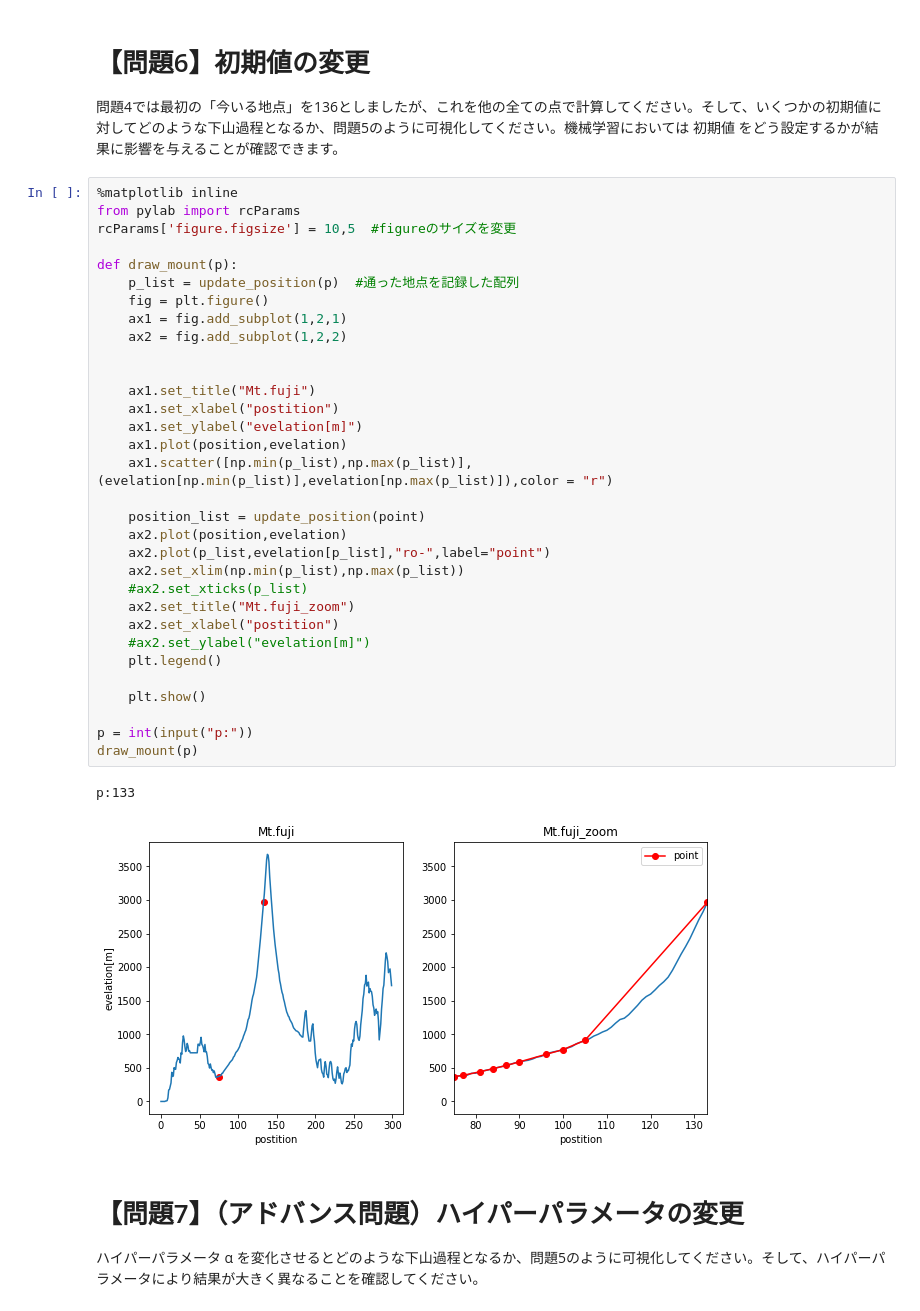
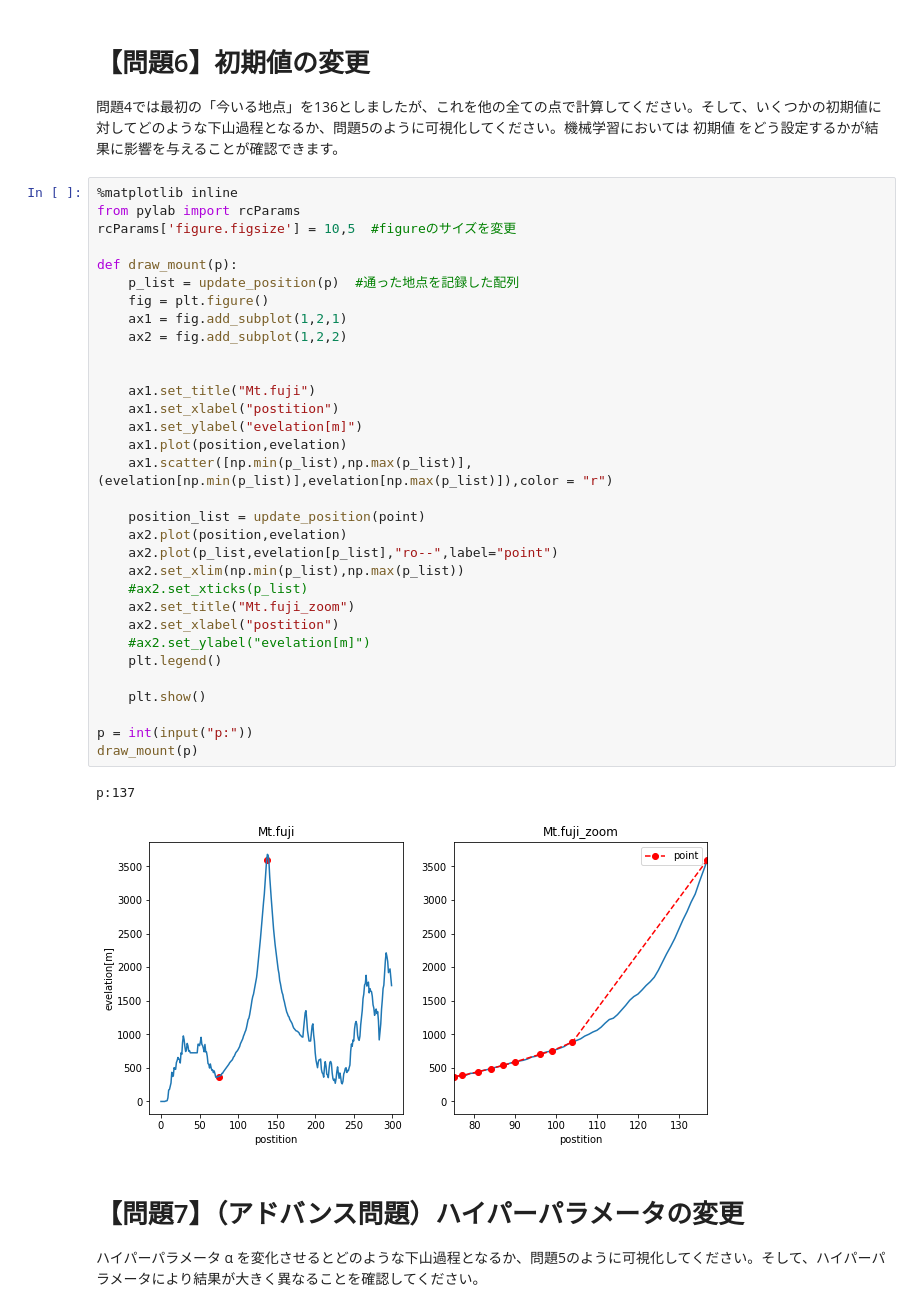
Before and after one commit to Go-to-Ray/diveintocode-ml-1, a Jupyter notebook: week2/week2_class2.ipynb, the cells around one changed output. Drawn from its saved outputs; the diff is of its cells as text.

```diff
--- a/week2/week2_class2.ipynb
+++ b/week2/week2_class2.ipynb
@@ -152,36 +149,36 @@ plt.show()
 from pylab import rcParams
 rcParams['figure.figsize'] = 10,5  #figureのサイズを変更
 
 def draw_mount(p):
     p_list = update_position(p)  #通った地点を記録した配列
     fig = plt.figure()
     ax1 = fig.add_subplot(1,2,1)
     ax2 = fig.add_subplot(1,2,2)
 
 
     ax1.set_title("Mt.fuji")
     ax1.set_xlabel("postition")
     ax1.set_ylabel("evelation[m]")
     ax1.plot(position,evelation)
     ax1.scatter([np.min(p_list),np.max(p_list)],(evelation[np.min(p_list)],evelation[np.max(p_list)]),color = "r")
 
     position_list = update_position(point)
     ax2.plot(position,evelation)
-    ax2.plot(p_list,evelation[p_list],"ro-",label="point")
+    ax2.plot(p_list,evelation[p_list],"ro--",label="point")
     ax2.set_xlim(np.min(p_list),np.max(p_list))
     #ax2.set_xticks(p_list)
     ax2.set_title("Mt.fuji_zoom")
     ax2.set_xlabel("postition")
     #ax2.set_ylabel("evelation[m]")
     plt.legend()
 
     plt.show()
 
 p = int(input("p:"))
 draw_mount(p)
 # %% [output]
-p:133
+p:137
-[figure, old version]
+[figure, new version]
 # %% [markdown]
 # 【問題7】（アドバンス問題）ハイパーパラメータの変更
 ハイパーパラメータ
```
Also changed, not shown: parts of 3 cells of this notebook.
